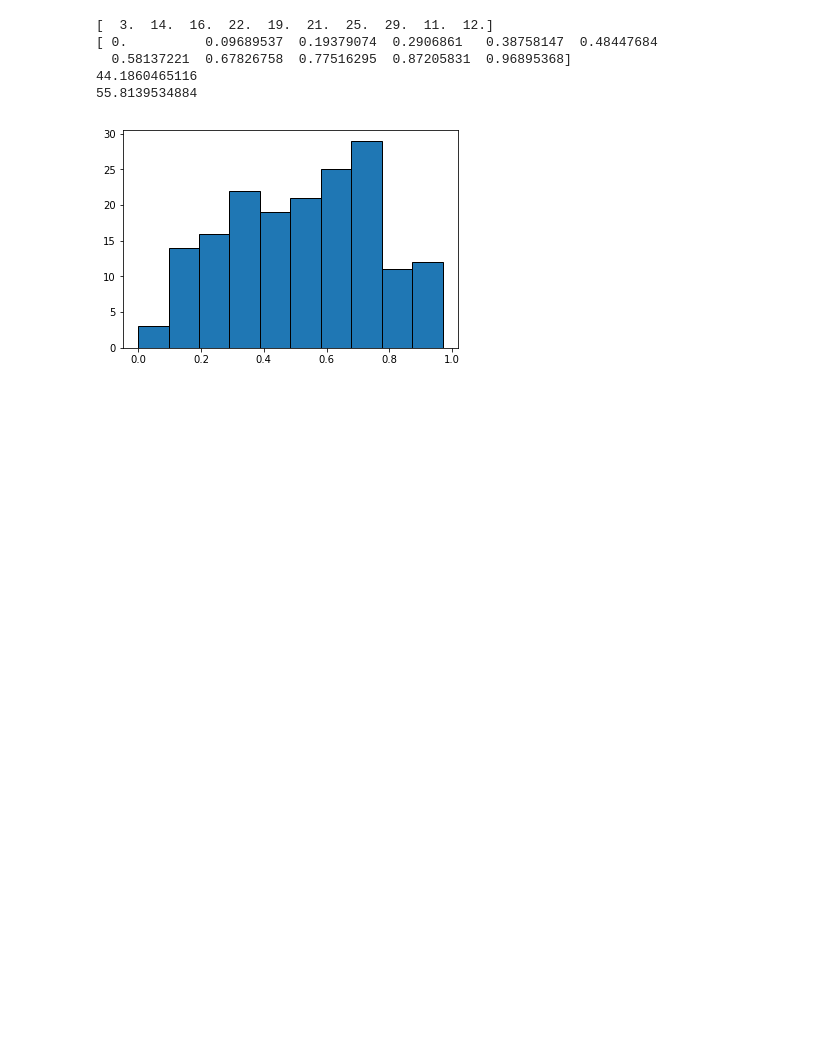
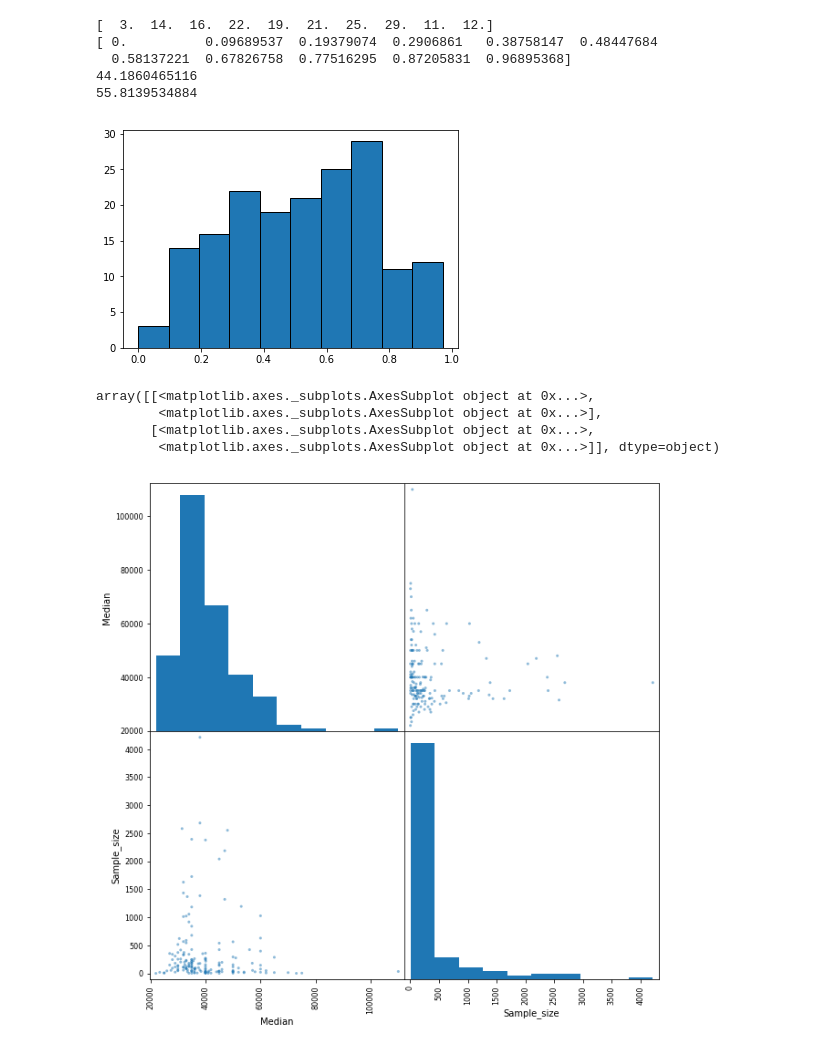
Before and after one commit to matija94/show-me-the-code, a Jupyter notebook: data-science/data_visualization/Visualizing Earnings Based On College Majors.ipynb, the cells around one changed output. Cells and saved outputs as stored; diff of their text form; code cells hidden in the pictures; blank space fills up the shorter version.

Commit message:
more on data visualization

```diff
--- a/data-science/data_visualization/Visualizing Earnings Based On College Majors.ipynb
+++ b/data-science/data_visualization/Visualizing Earnings Based On College Majors.ipynb
@@ -243,3 +244,15 @@ print(more_women_majors_percentage)
 44.1860465116
 55.8139534884
 [figure]
+# %%
+scatter_matrix(recent_grads[['Median','Sample_size']], figsize=(10,10))
+'''
+we can see as sample_size grows median usually tends to be lower
+which means as bigger the sample is for a given major it's median year rounded salary tends to be lower
+'''
+# %% [output]
+array([[<matplotlib.axes._subplots.AxesSubplot object at 0x...>,
+        <matplotlib.axes._subplots.AxesSubplot object at 0x...>],
+       [<matplotlib.axes._subplots.AxesSubplot object at 0x...>,
+        <matplotlib.axes._subplots.AxesSubplot object at 0x...>]], dtype=object)
+[figure, added]
```
Also changed, not shown: parts of 10 cells of this notebook, 3 other files.
